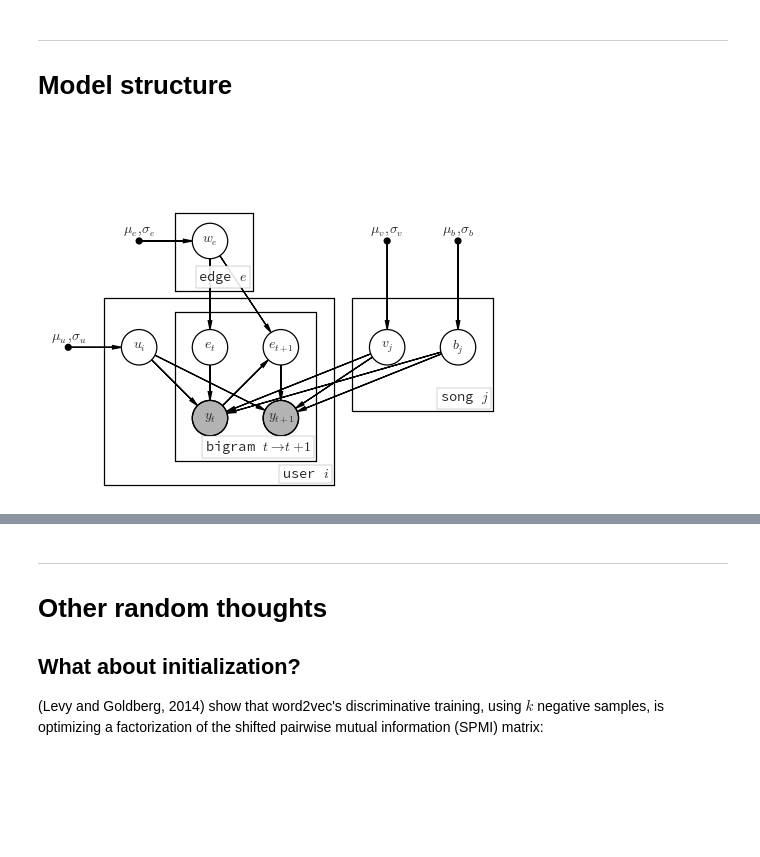
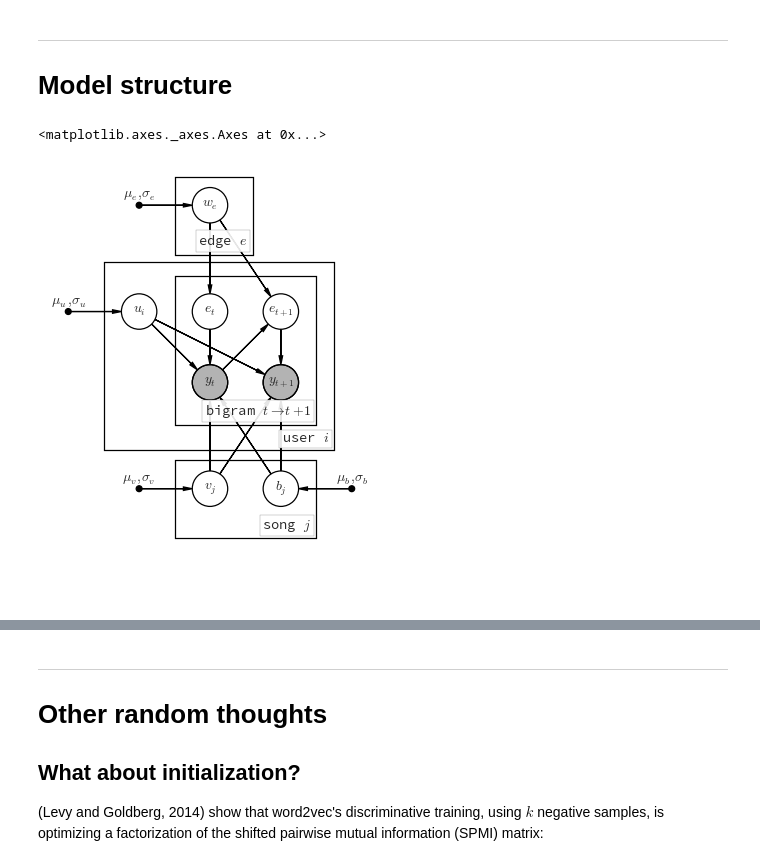
Before and after one commit to bmcfee/playlist_recommender, a Jupyter notebook: notes/Playlist recommender.ipynb, the cells around one changed output, grey strips where cells are left out. Drawn from its saved outputs; the diff is of its cells as text; code cells hidden in the pictures; blank space fills up the shorter version.

```diff
--- a/notes/Playlist recommender.ipynb
+++ b/notes/Playlist recommender.ipynb
@@ -756,67 +784,88 @@ plt.tight_layout()
 # %%
 import daft
 # %%
-reload(daft)
 bbox_props = dict(fc="w", ec="0.5", alpha=0.9)
 
-pgm = daft.PGM([7, 5], origin=[0.7, 0])
+pgm = daft.PGM([7, 6], origin=[0.7, 0])
 
-pgm.add_node(daft.Node("user_prior", r"$\mu_u, \sigma_u$", 1, 2, fixed=True))
-pgm.add_node(daft.Node("user_vec", r"$u_i$", 2.0, 2))
+pgm.add_node(daft.Node("user_prior", r"$\mu_u, \sigma_u$", 1, 4, fixed=True))
+pgm.add_node(daft.Node("user_vec", r"$u_i$", 2.0, 4))
 
-pgm.add_node(daft.Node("edge_prior", r"$\mu_e, \sigma_e$", 2.0, 3.5, fixed=True))
-pgm.add_node(daft.Node("edge_weight", r"$w_e$", 3.0, 3.5))
+pgm.add_node(daft.Node("edge_prior", r"$\mu_e, \sigma_e$", 2.0, 5.5, fixed=True))
+pgm.add_node(daft.Node("edge_weight", r"$w_e$", 3.0, 5.5))
 
 
-pgm.add_node(daft.Node("bias_prior", r"$\mu_b, \sigma_b$", 6.5, 3.5, fixed=True))
-pgm.add_node(daft.Node("bias", r"$b_j$", 6.5, 2))
+pgm.add_node(daft.Node("bias_prior", r"$\mu_b, \sigma_b$", 5, 1.5, fixed=True))
+pgm.add_node(daft.Node("bias", r"$b_j$", 4, 1.5))
 
-pgm.add_node(daft.Node("item_prior", r"$\mu_v, \sigma_v$", 5.5, 3.5, fixed=True))
-pgm.add_node(daft.Node("item_vec", r"$v_j$", 5.5, 2))
+pgm.add_node(daft.Node("item_prior", r"$\mu_v, \sigma_v$", 2, 1.5, fixed=True))
+pgm.add_node(daft.Node("item_vec", r"$v_j$", 3, 1.5))
 
 
-pgm.add_node(daft.Node("songt", r"$y_t$", 3, 1, observed=True))
-pgm.add_node(daft.Node("songt1", r"$y_{t+1}$", 4, 1, observed=True))
+pgm.add_node(daft.Node("songt", r"$y_t$", 3, 3, observed=True))
+pgm.add_node(daft.Node("songt1", r"$y_{t+1}$", 4, 3, observed=True))
 
 
-pgm.add_node(daft.Node("edget", r"$e_t$", 3, 2))
-pgm.add_node(daft.Node("edget1", r"$e_{t+1}$", 4, 2))
+pgm.add_node(daft.Node("edget", r"$e_t$", 3, 4))
+pgm.add_node(daft.Node("edget1", r"$e_{t+1}$", 4, 4))
 
 # Edges.
 pgm.add_edge("item_prior", "item_vec")
 pgm.add_edge("bias_prior", "bias")
 
 pgm.add_edge("user_prior", "user_vec")
 
 pgm.add_edge("edge_prior", "edge_weight")
 
 pgm.add_edge("edge_weight", "edget")
 pgm.add_edge("edge_weight", "edget1")
 
 pgm.add_edge("edget", "songt")
 pgm.add_edge("edget1", "songt1")
 
 pgm.add_edge("songt", "edget1")
 
 pgm.add_edge("bias", "songt")
 pgm.add_edge("item_vec", "songt")
 pgm.add_edge("user_vec", "songt")
 
 pgm.add_edge("bias", "songt1")
 pgm.add_edge("item_vec", "songt1")
 pgm.add_edge("user_vec", "songt1")
 
 
 # And a plate.
-pgm.add_plate(daft.Plate([1.5, 0.2, 3.25, 2.5], label=r"user $i$", shift=-0.15, position='bottom right', label_offset=[4,6], bbox=bbox_props))
-pgm.add_plate(daft.Plate([5.0, 1.2, 2.0, 1.5], label=r"song $j$", shift=-0.1, position='bottom right', label_offset=[4,8], bbox=bbox_props))
-pgm.add_plate(daft.Plate([2.5, 0.5, 2.0, 2.0], label=r"bigram $t\rightarrow t+1$", shift=-0.1, position='bottom right', label_offset=[4,8], bbox=bbox_props))
+pgm.add_plate(daft.Plate([1.5, 2.2, 3.25, 2.5],
+                         label=r"user $i$",
+                         shift=-0.15,
+                         position='bottom right',
+                         label_offset=[4,6],
+                         bbox=bbox_props))
+
+pgm.add_plate(daft.Plate([2.5, 0.9, 2, 1],
+                         label=r"song $j$",
+                         shift=-0.1,
+                         position='bottom right',
+                         label_offset=[4,8],
+                         bbox=bbox_props))
+
+pgm.add_plate(daft.Plate([2.5, 2.5, 2.0, 2.0],
+                         label=r"bigram $t\rightarrow t+1$",
+                         shift=-0.1,
+                         position='bottom right',
+                         label_offset=[4,8],
+                         bbox=bbox_props))
 
 
-pgm.add_plate(daft.Plate([2.5, 2.9, 1.1, 1], label=r"edge $e$", shift=-0.1,
-                         position='bottom right', label_offset=[4,8], bbox=bbox_props))
+pgm.add_plate(daft.Plate([2.5, 4.9, 1.1, 1],
+                         label=r"edge $e$",
+                         shift=-0.1,
+                         position='bottom right',
+                         label_offset=[4,8],
+                         bbox=bbox_props))
 
 pgm.render()
-pgm.figure.savefig('/home/bmcfee/git/playlist_recommender/notes/model.pdf')
+#pgm.figure.savefig('/home/bmcfee/git/playlist_recommender/notes/model.pdf')
 # %% [output]
+<matplotlib.axes._axes.Axes at 0x...>
-[figure, old version]
+[figure, new version]
```
Also changed, not shown: parts of 28 cells of this notebook, 2 other files.
